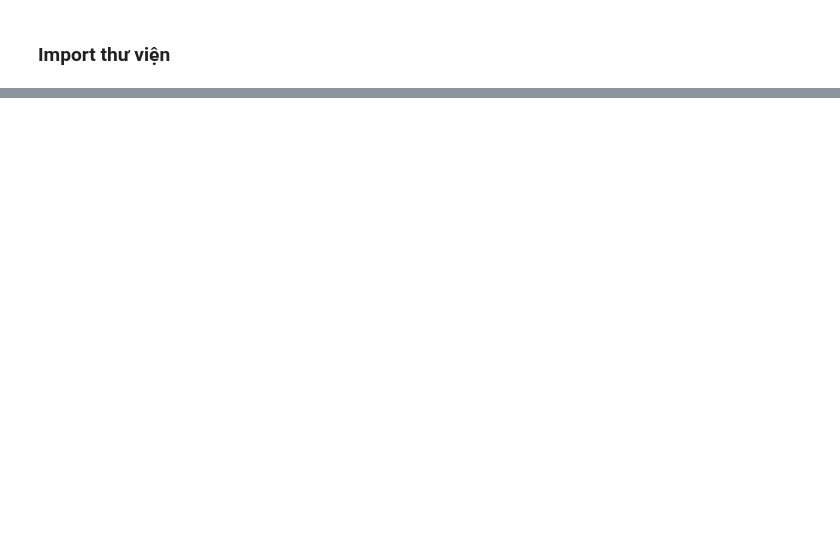
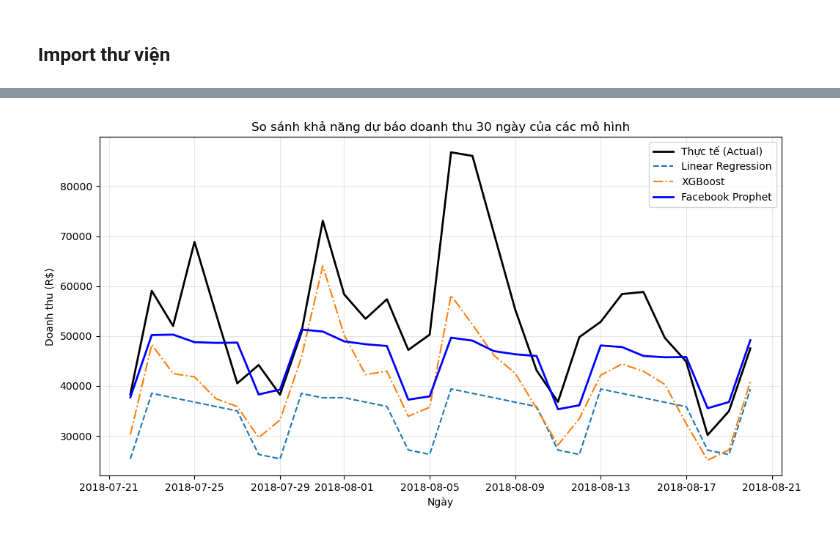
Before and after one commit to NAizdabezt/BI-Dashboard-Project, a Jupyter notebook: notebooks/04_Model_Evaluation_Comparison.ipynb, the cells around one changed output, grey strips where cells are left out. Drawn from its saved outputs; the diff is of its cells as text; code cells hidden in the pictures; blank space fills up the shorter version.

```diff
--- a/notebooks/04_Model_Evaluation_Comparison.ipynb
+++ b/notebooks/04_Model_Evaluation_Comparison.ipynb
@@ -133,0 +12,8 @@ results
+# %%
+df = pd.read_csv(r"D:\UNIVERSITY\ĐACN\BI-Dashboard-Project\data\live\sales_dashboard.csv")
+df['order_purchase_timestamp'] = pd.to_datetime(df['order_purchase_timestamp'])
+df['date'] = df['order_purchase_timestamp'].dt.date
+
+daily_df = df.groupby('date')['payment_value'].sum().reset_index()
+daily_df.columns = ['date', 'daily_revenue']
+daily_df['date'] = pd.to_datetime(daily_df['date'])
@@ -133,0 +22,5 @@ results
+# %%
+daily_df['day_of_week'] = daily_df['date'].dt.dayofweek
+daily_df['month'] = daily_df['date'].dt.month
+daily_df['day_of_month'] = daily_df['date'].dt.day
+daily_df['is_weekend'] = daily_df['day_of_week'].apply(lambda x: 1 if x >= 5 else 0)
@@ -133,0 +29,10 @@ results
+# %%
+test_size = 30
+test_df = daily_df.iloc[-test_size:]
+
+# Tách dữ liệu cho LR & XGBoost
+X_test = test_df[['day_of_week', 'month', 'day_of_month', 'is_weekend']]
+y_test = test_df['daily_revenue']
+
+# Tách dữ liệu cho Prophet
+prophet_test = test_df[['date']].rename(columns={'date': 'ds'})
@@ -133,0 +49,4 @@ results
+# %%
+y_pred_lr = lr_model.predict(X_test)
+y_pred_xgb = xgb_model.predict(X_test)
+y_pred_prophet = prophet_model.predict(prophet_test)['yhat'].values
@@ -133,0 +90,14 @@ results
+# %%
+plt.figure(figsize=(12,6))
+plt.plot(test_df['date'], y_test, label='Thực tế (Actual)', color='black', linewidth=2)
+plt.plot(test_df['date'], y_pred_lr, label='Linear Regression', linestyle='--')
+plt.plot(test_df['date'], y_pred_xgb, label='XGBoost', linestyle='-.')
+plt.plot(test_df['date'], y_pred_prophet, label='Facebook Prophet', color='blue', linewidth=2)
+plt.title("So sánh khả năng dự báo doanh thu 30 ngày của các mô hình")
+plt.xlabel("Ngày")
+plt.ylabel("Doanh thu (R$)")
+plt.legend()
+plt.grid(True, alpha=0.3)
+plt.show()
+# %% [output]
+[figure, added]
```
Also changed, not shown: parts of 45 cells of this notebook, 13 other files.
